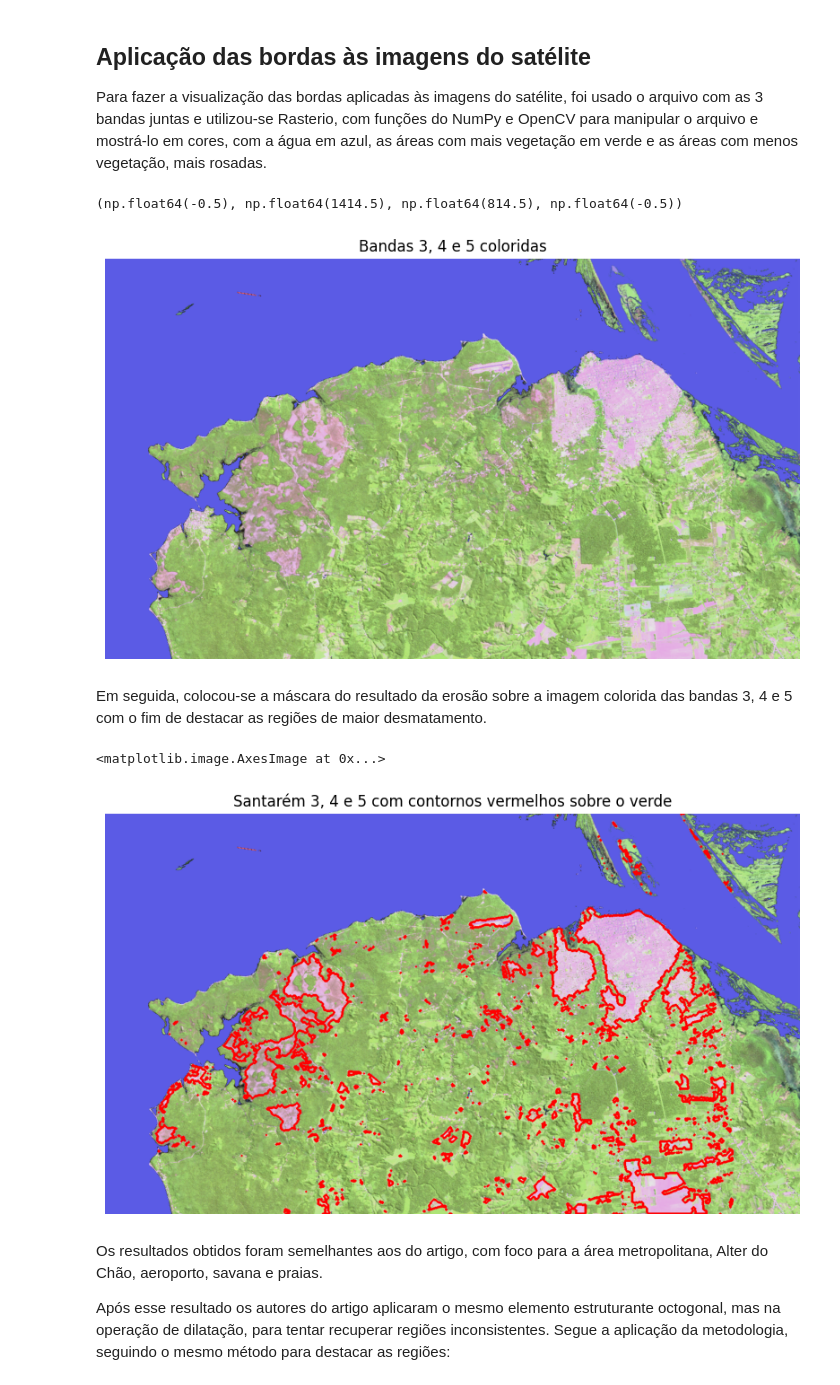
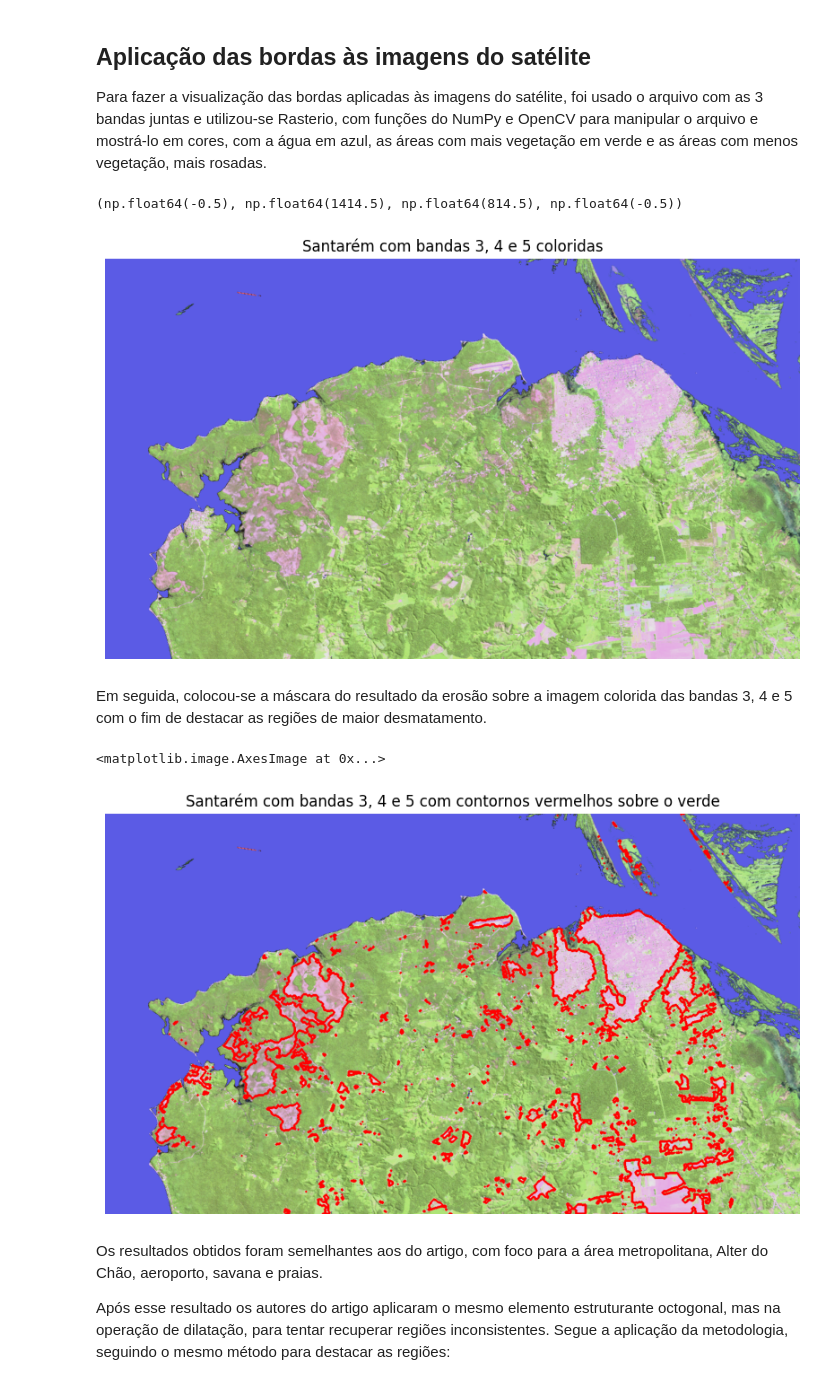
Before and after one commit to joao-martinho/pi, a Jupyter notebook: Trabalho 1/trabalho01_old.ipynb, the cells around one changed output. Drawn from its saved outputs; the diff is of its cells as text; code cells hidden in the pictures.

```diff
--- a/Trabalho 1/trabalho01_old.ipynb
+++ b/Trabalho 1/trabalho01_old.ipynb
@@ -179,35 +184,35 @@ def ajustar_contraste_percentil(banda, baixo=5, alto=95):
     banda = np.clip(banda, p_baixo, p_alto)
     banda = (banda - p_baixo) / (p_alto - p_baixo)
     return (banda * 255).astype(np.uint8)
 
 b3 = ajustar_contraste_percentil(imagem_bandas[:, :, 0])
 b4 = ajustar_contraste_percentil(imagem_bandas[:, :, 1])
 b5 = ajustar_contraste_percentil(imagem_bandas[:, :, 2])
 
 # Reordenar: R = B5, G = B4, B = B3
 imagem_rgb = np.dstack((b5, b4, b3))
 
 mask_agua = (b4 < 30) & (b5 < 30)
 
 imagem_rgb_corrigida = imagem_rgb.copy()
 imagem_rgb_corrigida[mask_agua] = [0, 0, 255]
 
 hsv = cv2.cvtColor(imagem_rgb_corrigida, cv2.COLOR_RGB2HSV).astype(np.float32)
 hsv[...,1] *= 0.6
 hsv[...,2] *= 0.9
 hsv = np.clip(hsv, 0, 255).astype(np.uint8)
 
 imagem_rgb_suave = cv2.cvtColor(hsv, cv2.COLOR_HSV2RGB)
 
 imagem_rgb = imagem_rgb_suave
 
 plt.figure(figsize=(10,10))
 plt.imshow(imagem_rgb)
-plt.title("Bandas 3, 4 e 5 coloridas")
+plt.title("Santarém com bandas 3, 4 e 5 coloridas")
 plt.axis("off")
 # %% [output]
 (np.float64(-0.5), np.float64(1414.5), np.float64(814.5), np.float64(-0.5))
-[figure, old version]
+[figure, new version]
 # %% [markdown]
 Em seguida, colocou-se a máscara do resultado da erosão sobre a imagem colorida das bandas 3, 4 e 5 com o fim de destacar as regiões de maior desmatamento.
 # %%
@@ -217,11 +222,11 @@ def colocar_mascara_com_bordas(terreno, bordas):
 
 plt.figure(figsize=(10,10))
 plt.axis('off')
-plt.title('Santarém 3, 4 e 5 com contornos vermelhos sobre o verde')
+plt.title('Santarém com bandas 3, 4 e 5 com contornos vermelhos sobre o verde')
 plt.imshow(colocar_mascara_com_bordas(imagem_rgb, contornos))
 # %% [output]
 <matplotlib.image.AxesImage at 0x...>
-[figure, old version]
+[figure, new version]
 # %% [markdown]
 Os resultados obtidos foram semelhantes aos do artigo, com foco para a área metropolitana, Alter do Chão, aeroporto, savana e praias.
 
```
Also changed, not shown: parts of 8 cells of this notebook.
